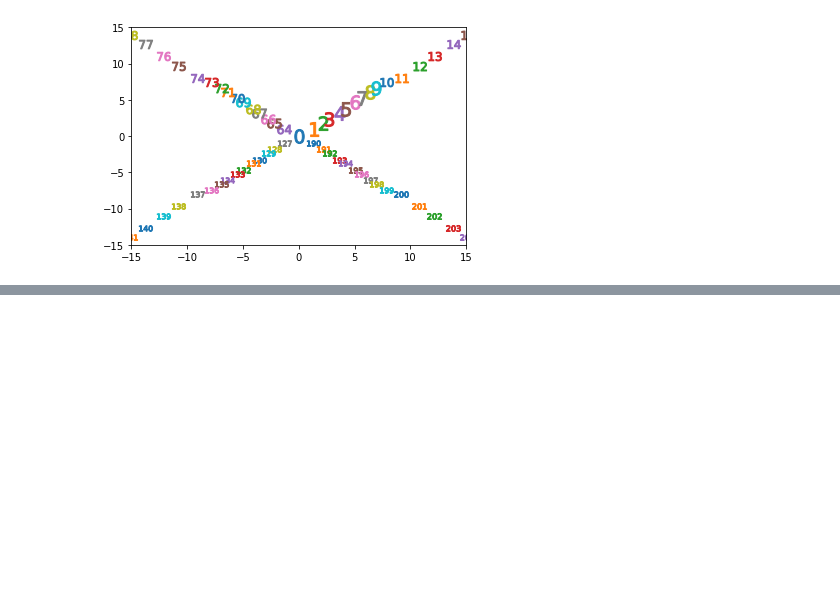
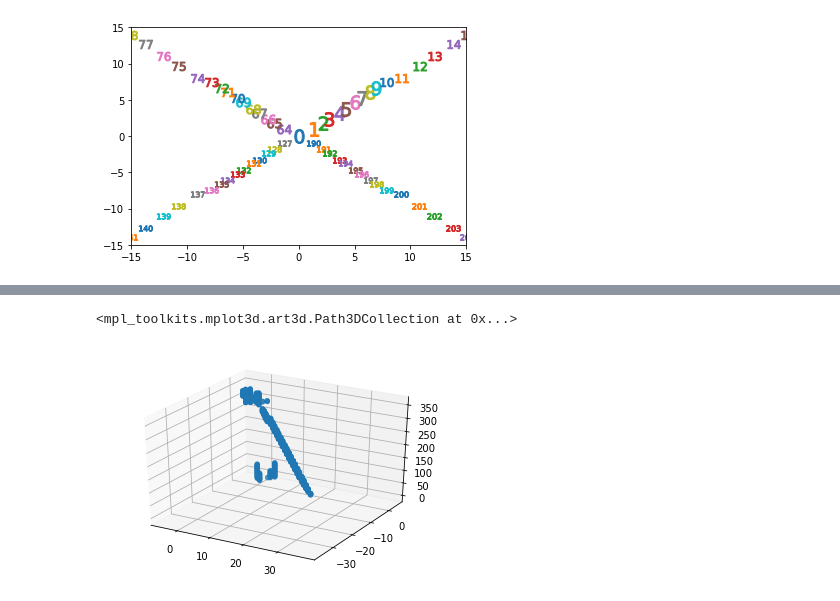
Before and after one commit to tbjc1magic/tbjcATTPCroot2, a Jupyter notebook: tbjcAnalysis/PhiAngles.ipynb, the cells around one changed output, grey strips where cells are left out. Cells and saved outputs as stored; diff of their text form; code cells hidden in the pictures; blank space fills up the shorter version.

```diff
--- a/tbjcAnalysis/PhiAngles.ipynb
+++ b/tbjcAnalysis/PhiAngles.ipynb
@@ -35,0 +89,20 @@ plt.ylim([-15,15])
+# %%
+EID=1
+adc_map_df = pd.merge(ADCdf[ADCdf['EventID']==EID],ProtoMapdf,on='PadNum')
+hitdf = pd.melt(adc_map_df,id_vars=['EventID','PadNum','PadX','PadY'],value_vars=['t'+str(i) for i in range(512)])
+hitdf.columns = ['EventID','PadNum','PadX','PadY','PadZ','C']
+hitdf['PadZ']=hitdf['PadZ'].str.lstrip('t').astype(np.int)
+tmpdf = hitdf[hitdf['C']>50]
+
+#hitdf['C'].hist(bins=100)
+#plt.gca().set_yscale('log')
+%matplotlib inline
+from mpl_toolkits.mplot3d import Axes3D
+ax = plt.subplot(111, projection='3d')
+ax.scatter(tmpdf['PadX'],tmpdf['PadY'],tmpdf['PadZ'])
+#ax.set_xlim([-10,10])
+#ax.set_ylim([0,700])
+#ax.set_zlim([100,500])
+# %% [output]
+<mpl_toolkits.mplot3d.art3d.Path3DCollection at 0x...>
+[figure, added]
```
Also changed, not shown: parts of 10 cells of this notebook, 4 other files.
